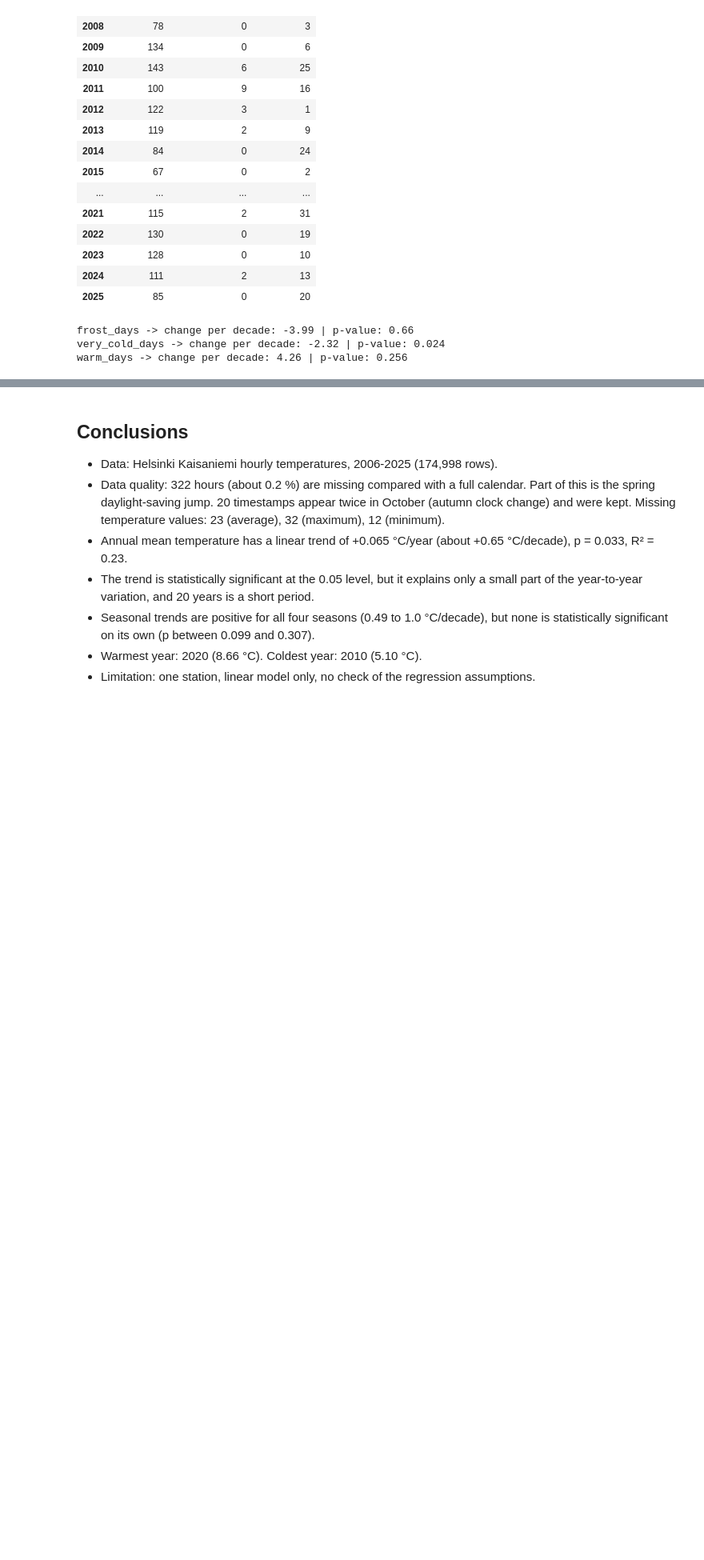
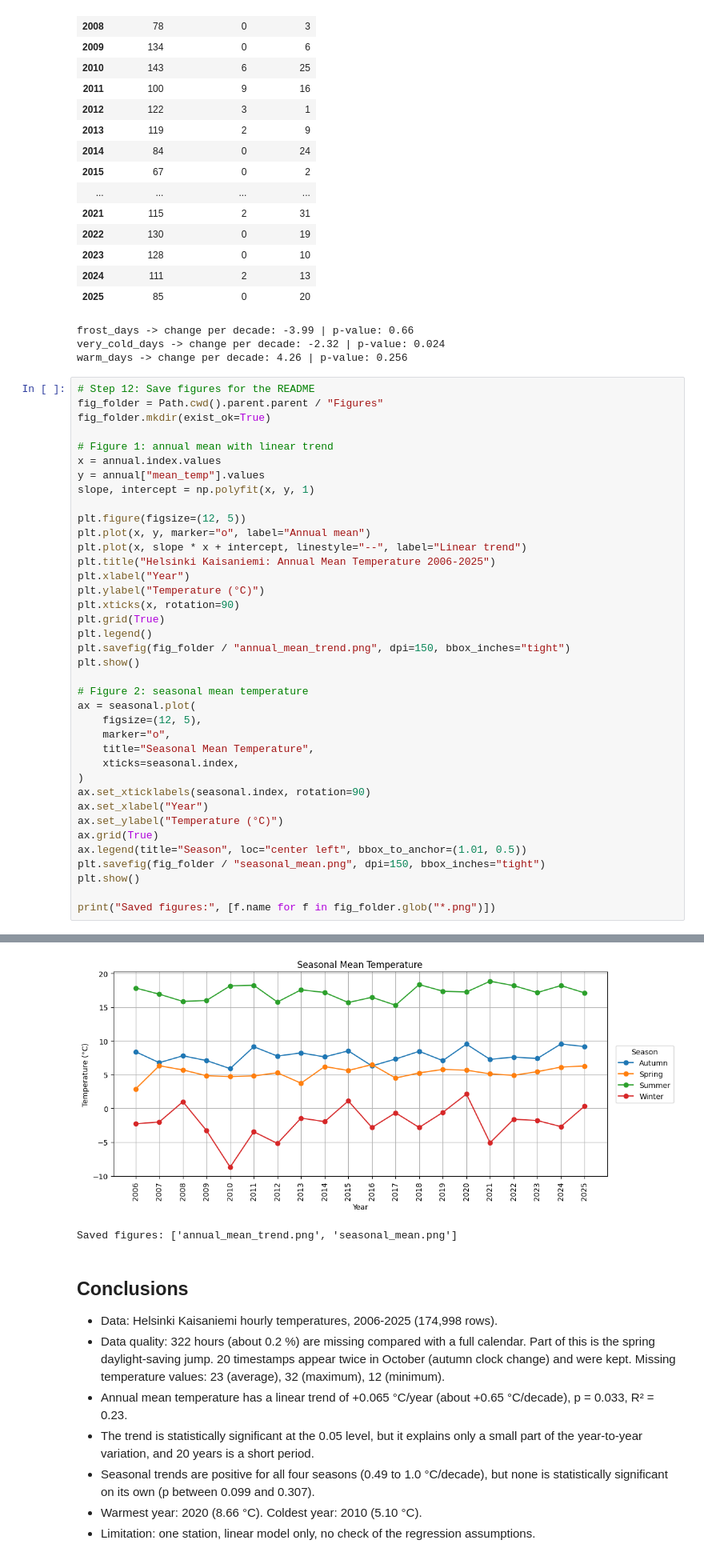
Before and after one commit to Maryta89/helsinki-temperature-analysis, a Jupyter notebook: Notebooks/01_Data_Inspection.ipynb, the cells around one changed output, grey strips where cells are left out. Shown at 80% size. Saved outputs shown, nothing was run; the diff lists cells and outputs as text; blank space fills up the shorter version.

```diff
--- a/Notebooks/01_Data_Inspection.ipynb
+++ b/Notebooks/01_Data_Inspection.ipynb
@@ -494,3 +494,42 @@ Welch t-test p-value: 0.114
 frost_days -> change per decade: -3.99 | p-value: 0.66
 very_cold_days -> change per decade: -2.32 | p-value: 0.024
 warm_days -> change per decade: 4.26 | p-value: 0.256
+# %%
+# Step 12: Save figures for the README
+fig_folder = Path.cwd().parent.parent / "Figures"
+fig_folder.mkdir(exist_ok=True)
+
+# Figure 1: annual mean with linear trend
+x = annual.index.values
+y = annual["mean_temp"].values
+slope, intercept = np.polyfit(x, y, 1)
+
+plt.figure(figsize=(12, 5))
+plt.plot(x, y, marker="o", label="Annual mean")
+plt.plot(x, slope * x + intercept, linestyle="--", label="Linear trend")
+plt.title("Helsinki Kaisaniemi: Annual Mean Temperature 2006-2025")
+plt.xlabel("Year")
+plt.ylabel("Temperature (°C)")
+plt.xticks(x, rotation=90)
+plt.grid(True)
+plt.legend()
+plt.savefig(fig_folder / "annual_mean_trend.png", dpi=150, bbox_inches="tight")
+plt.show()
+
+# Figure 2: seasonal mean temperature
+ax = seasonal.plot(
+    figsize=(12, 5),
+    marker="o",
+    title="Seasonal Mean Temperature",
+    xticks=seasonal.index,
+)
+ax.set_xticklabels(seasonal.index, rotation=90)
+ax.set_xlabel("Year")
+ax.set_ylabel("Temperature (°C)")
+ax.grid(True)
+ax.legend(title="Season", loc="center left", bbox_to_anchor=(1.01, 0.5))
+plt.savefig(fig_folder / "seasonal_mean.png", dpi=150, bbox_inches="tight")
+plt.show()
+
+print("Saved figures:", [f.name for f in fig_folder.glob("*.png")])
+# %% [output]
@@ -497,3 +537,5 @@ warm_days -> change per decade: 4.26 | p-value: 0.256
+[figure, added]
+Saved figures: ['annual_mean_trend.png', 'seasonal_mean.png']
 # %% [markdown]
 ## Conclusions
 
```
Also changed, not shown: parts of 1 cell of this notebook.
